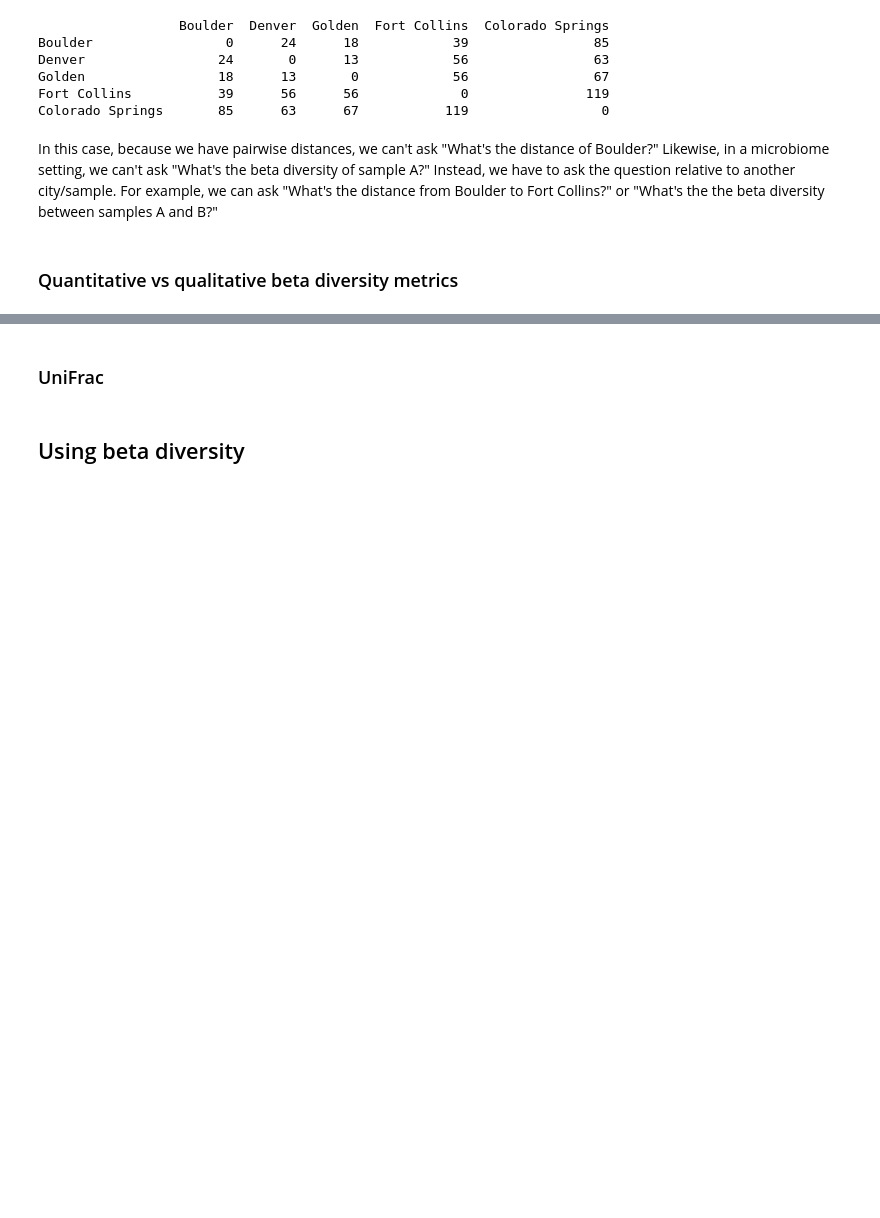
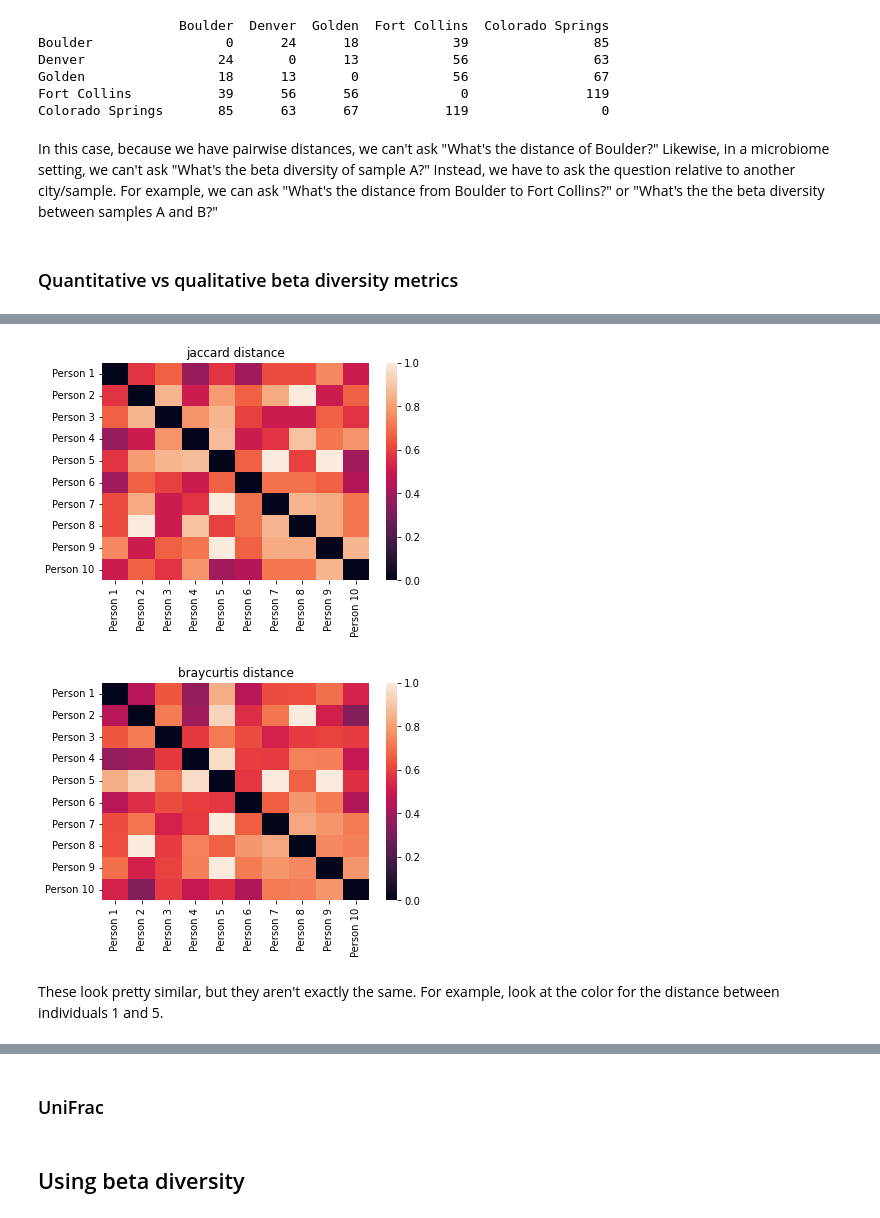
Before and after one commit to sterrettJD/CSCI-6118-Project, a Jupyter notebook: Notebooks/Beta-diversity.ipynb, the cells around one changed output, grey strips where cells are left out. Cells and saved outputs as stored; diff of their text form; code cells hidden in the pictures; blank space fills up the shorter version.

```diff
--- a/Notebooks/Beta-diversity.ipynb
+++ b/Notebooks/Beta-diversity.ipynb
@@ -110,3 +52,0 @@ def show_dist_mat(data, ids, metric):
-# %%
-for metric in ["jaccard", "braycurtis"]:
-    show_dist_mat(data, people, metric=metric)
@@ -132,0 +100,21 @@ plt.show()
+# %%
+def create_and_show_dist_mat(data, ids, metric):
+    dist = squareform(pdist(data, metric))
+    dist = pd.DataFrame(dist,
+                        columns=people,
+                        index=people)
+
+    ax = sns.heatmap(dist)
+    ax.set_title(f"{metric} distance")
+    plt.show()
+    return dist
+# %%
+presence_absence_data = data.apply(lambda x: x>0)
+jaccard = create_and_show_dist_mat(presence_absence_data, people, metric="jaccard")
+
+bray_curt = create_and_show_dist_mat(data, people, metric="braycurtis")
+# %% [output]
+[figure, added]
+[figure, added]
+# %% [markdown]
+These look pretty similar, but they aren't exactly the same. For example, look at the color for the distance between individuals 1 and 5.
```
Also changed, not shown: parts of 14 cells of this notebook.
